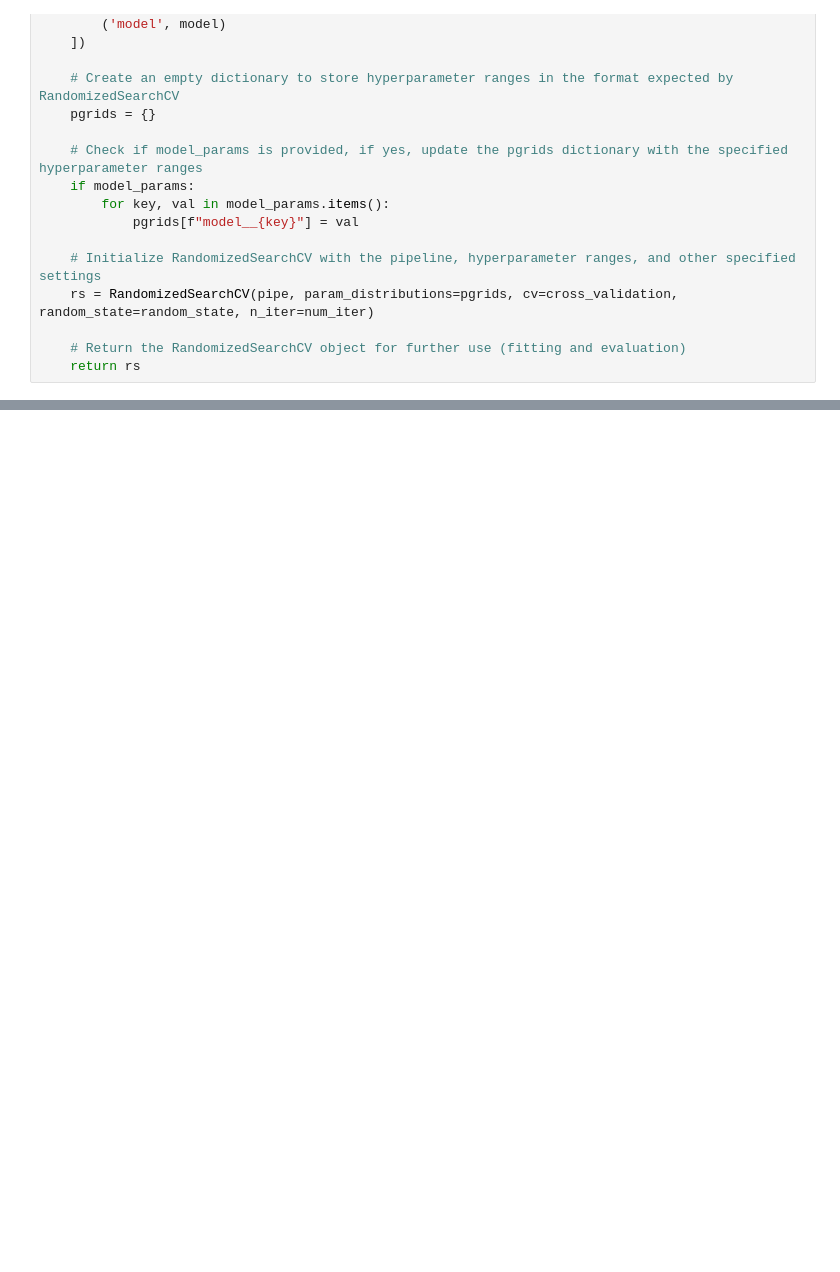
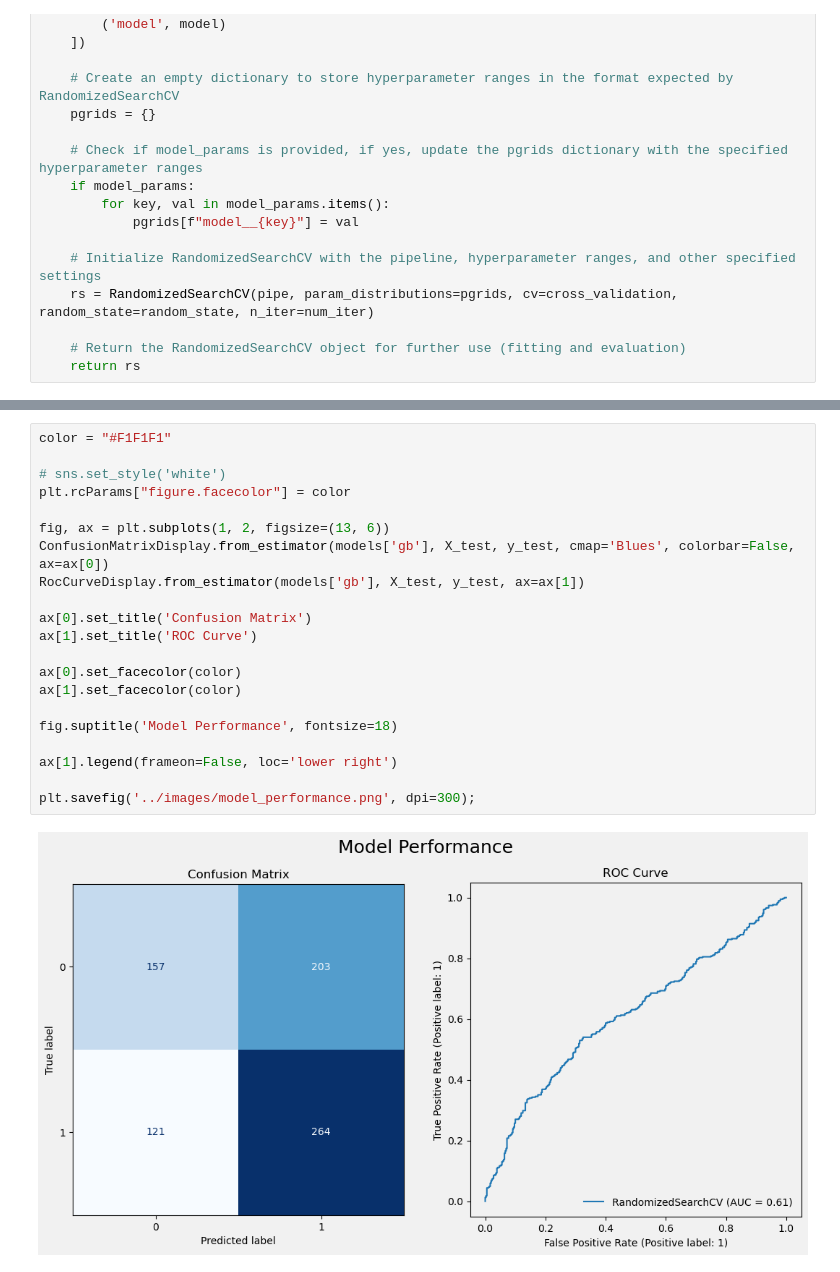
Before and after one commit to MasoodDastan/fomc, a Jupyter notebook: notebooks/07-Models.ipynb, the cells around one changed output, grey strips where cells are left out. Cells and saved outputs as stored; diff of their text form; blank space fills up the shorter version.

```diff
--- a/notebooks/07-Models.ipynb
+++ b/notebooks/07-Models.ipynb
@@ -382,0 +384,23 @@ RocCurveDisplay.from_estimator(models['svc'], X_test, y_test)
+# %%
+color = "#F1F1F1"
+
+# sns.set_style('white')
+plt.rcParams["figure.facecolor"] = color
+
+fig, ax = plt.subplots(1, 2, figsize=(13, 6))
+ConfusionMatrixDisplay.from_estimator(models['gb'], X_test, y_test, cmap='Blues', colorbar=False, ax=ax[0])
+RocCurveDisplay.from_estimator(models['gb'], X_test, y_test, ax=ax[1])
+
+ax[0].set_title('Confusion Matrix')
+ax[1].set_title('ROC Curve')
+
+ax[0].set_facecolor(color)
+ax[1].set_facecolor(color)
+
+fig.suptitle('Model Performance', fontsize=18)
+
+ax[1].legend(frameon=False, loc='lower right')
+
+plt.savefig('../images/model_performance.png', dpi=300);
+# %% [output]
+[figure, added]
```
Also changed, not shown: parts of 13 cells of this notebook, 22 other files.
